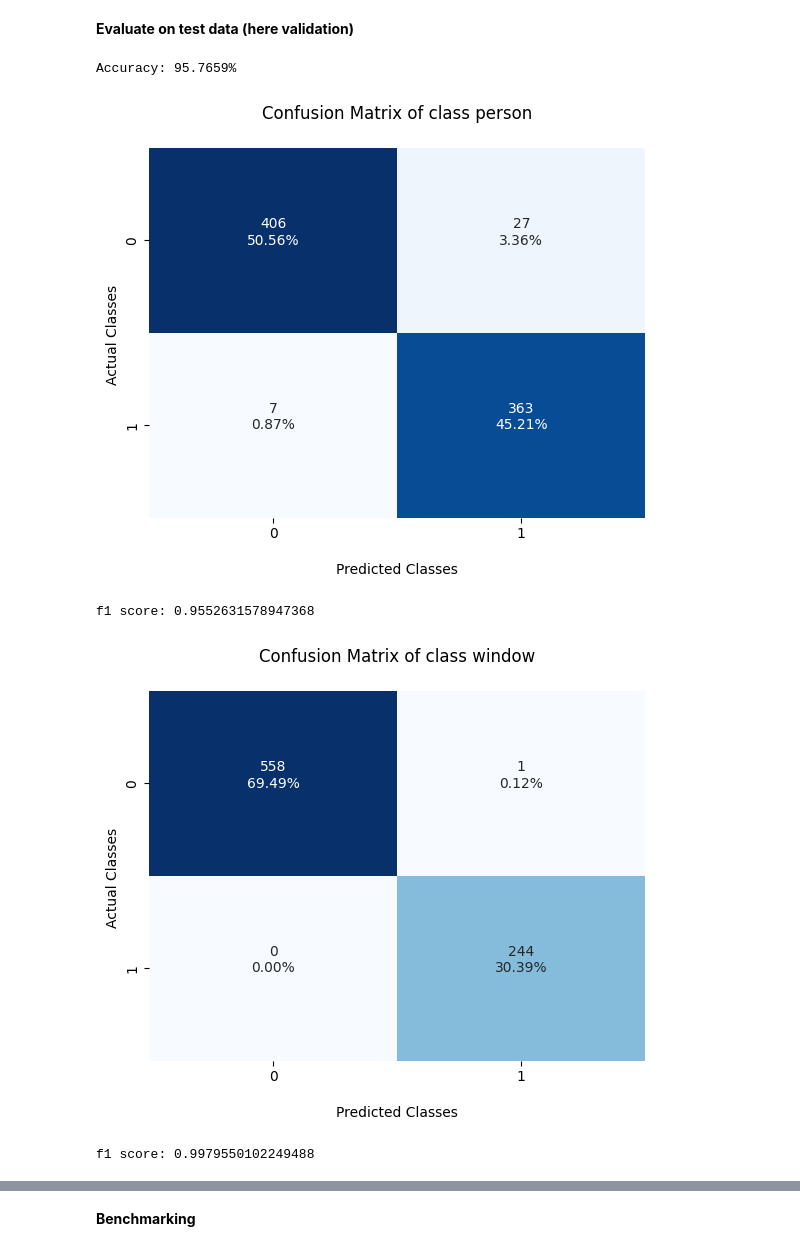
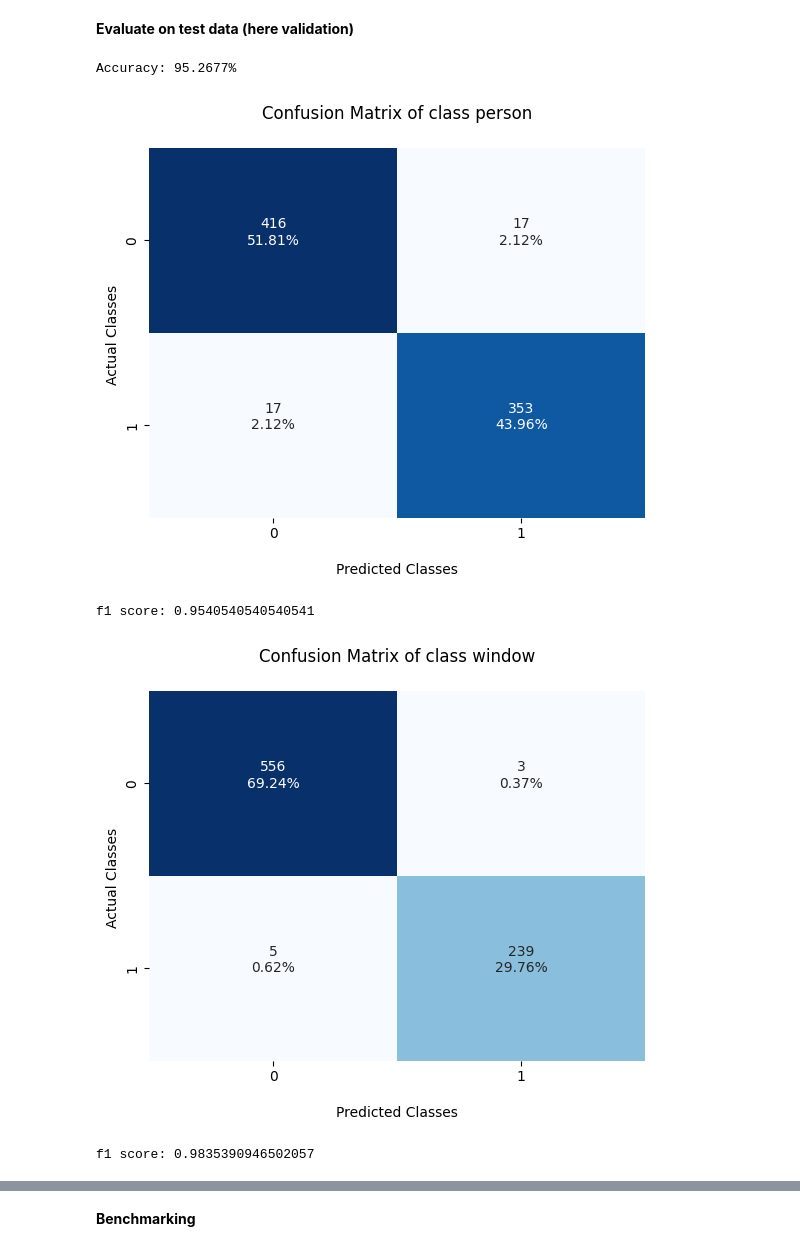
Before and after one commit to MajedNaN/TimeSeriesClassification, a Jupyter notebook: tsai_load_and_classify.ipynb, the cells around one changed output, grey strips where cells are left out. Cells and saved outputs as stored; diff of their text form; code cells hidden in the pictures.

```diff
--- a/tsai_load_and_classify.ipynb
+++ b/tsai_load_and_classify.ipynb
@@ -857,68 +855,10 @@ plt.show()
 # %% [markdown]
 **Evaluate on test data (here validation)**
-# %%
-#for person
-yp_true = []
-yp_pred = []
-
-# for window
-yw_true = []
-yw_pred = []
-
-with torch.no_grad():
-    n_correct = 0
-    n_samples = 0
-
-    for inputs, labels in vls:
-        inputs = inputs.to(device)
-        labels = labels.to(device)
-        outputs = model(inputs)
-        predicted = torch.round(outputs)
-        n_samples += labels.shape[0]
-        n_correct += torch.all((predicted == labels),dim=1).sum().item()
-
-        # for confusion matrix
-
-        yp_pred.append(predicted[:,0].cpu().numpy())
-        yp_true.append(labels[:,0].cpu().numpy())
-
-        yw_pred.append(predicted[:,1].cpu().numpy())
-        yw_true.append(labels[:,1].cpu().numpy())
-
-        # for i in range(labels.shape[0]):
-        #     if torch.unique(labels[i]).size(0)==1:
-        #          y_true.append(1.0)
-        #     else:
-        #         y_true.append(0.0)
-        #     if torch.unique(predicted[i]).size(0)==1:
-        #          y_pred.append(1.0)
-        #     else:
-        #         y_pred.append(0.0)
-
-    acc = 100.0 * n_correct / n_samples
-    print(f'Accuracy: {acc:.4f}%')
-
-yp_pred = [item for sublist in yp_pred for item in sublist]
-yp_true = [item for sublist in yp_true for item in sublist]
-
-yw_pred = [item for sublist in yw_pred for item in sublist]
-yw_true = [item for sublist in yw_true for item in sublist]
-
-### person class
-### number of classes in validation set
-n_classes = len(set(yp_true))
-plot_confusion(yp_true,yp_pred,n_classes,name = 'person')
-print(f'f1 score: {f1_score(yp_true,yp_pred)}\n') # to get f1 score for each class use (average=None)
-
-
-### window class
-### number of classes in validation set
-n_classes = len(set(yw_true))
-plot_confusion(yw_true,yw_pred,n_classes,name = 'window')
-print(f'f1 score: {f1_score(yw_true,yw_pred)}\n') # to get f1 score for each class use (average=None)
-# %% [output]
-Accuracy: 95.7659%
-[figure, removed]
-f1 score: 0.9552631578947368
-[figure, removed]
-f1 score: 0.9979550102249488
+# %%
+learn.eval(X[splits[1]],y[splits[1]])
+# %% [output]
+Accuracy: 95.2677%
+[figure, added]
+f1 score: 0.9540540540540541
+[figure, added]
+f1 score: 0.9835390946502057
```
Also changed, not shown: parts of 22 cells of this notebook.
